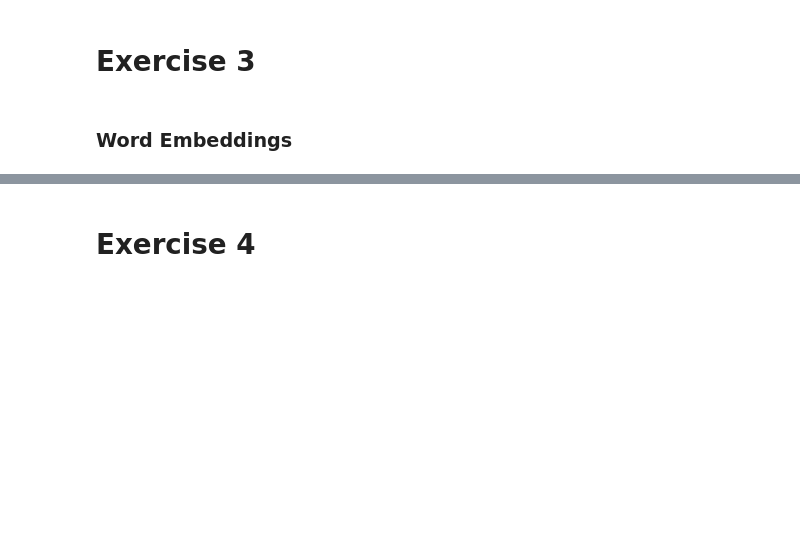
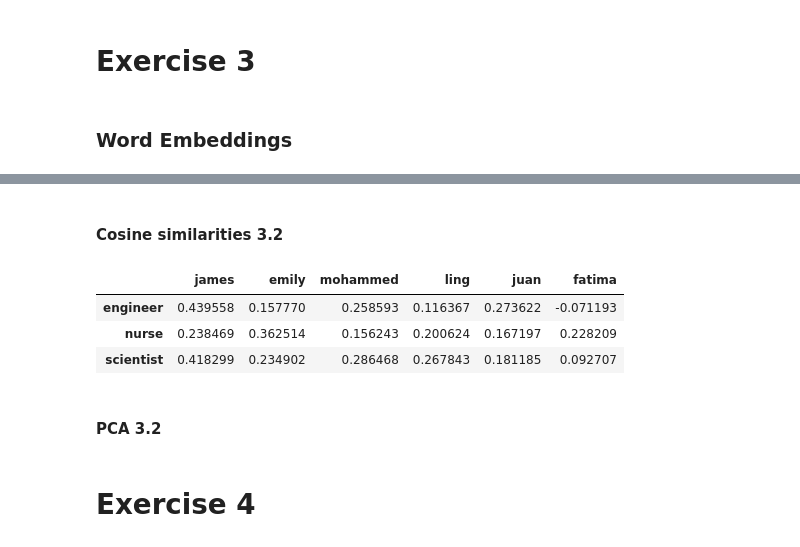
Before and after one commit to Cyrkryta/UCPH-ITDS-Assignments, a Jupyter notebook: Assignment-5/assignment5.ipynb, the cells around one changed output, grey strips where cells are left out. Cells and saved outputs as stored; diff of their text form; code cells hidden in the pictures; blank space fills up the shorter version.

```diff
--- a/Assignment-5/assignment5.ipynb
+++ b/Assignment-5/assignment5.ipynb
@@ -213,0 +213,4 @@ All kinds of crazy stuff about word embeddings
+# %%
+# Loading pre-trained embedding model
+import gensim.downloader as api
+glove_vectors = api.load("glove-wiki-gigaword-100")
@@ -213,0 +264,34 @@ All kinds of crazy stuff about word embeddings
+# %% [markdown]
+#### Cosine similarities 3.2
+# %%
+'''
+Cosine similarities
+'''
+# Import sklearn cosine similarity measure
+from sklearn.metrics.pairwise import cosine_similarity
+
+# Unfolding biases
+professions = ["engineer", "nurse", "scientist"]
+professions_vectors = [glove_vectors[profession] for profession in professions]
+names = ["james", "emily", "mohammed", "ling", "juan", "fatima"]
+names_vectors = [glove_vectors[name] for name in names]
+
+# professions = ["engineer", "nurse", "scientist"]
+# names = ["james", "emily", "mohammed", "ling", "juan", "fatima"]
+
+# similarity_results = {}
+# for profession in professions:
+#     for name in names:
+#         similarity_results[f"({profession, name})"] = cosine_similarity(glove_vectors[profession], glove_vectors[name])
+
+cosine_similarities = cosine_similarity(professions_vectors, names_vectors)
+similarity_df = pd.DataFrame(cosine_similarities, columns=names, index=professions)
+# %%
+similarity_df
+# %% [output]
+|  | james | emily | mohammed | ling | juan | fatima |
+| engineer | 0.439558 | 0.157770 | 0.258593 | 0.116367 | 0.273622 | -0.071193 |
+| nurse | 0.238469 | 0.362514 | 0.156243 | 0.200624 | 0.167197 | 0.228209 |
+| scientist | 0.418299 | 0.234902 | 0.286468 | 0.267843 | 0.181185 | 0.092707 |
+# %% [markdown]
+#### PCA 3.2
```
Also changed, not shown: parts of 29 cells of this notebook.
